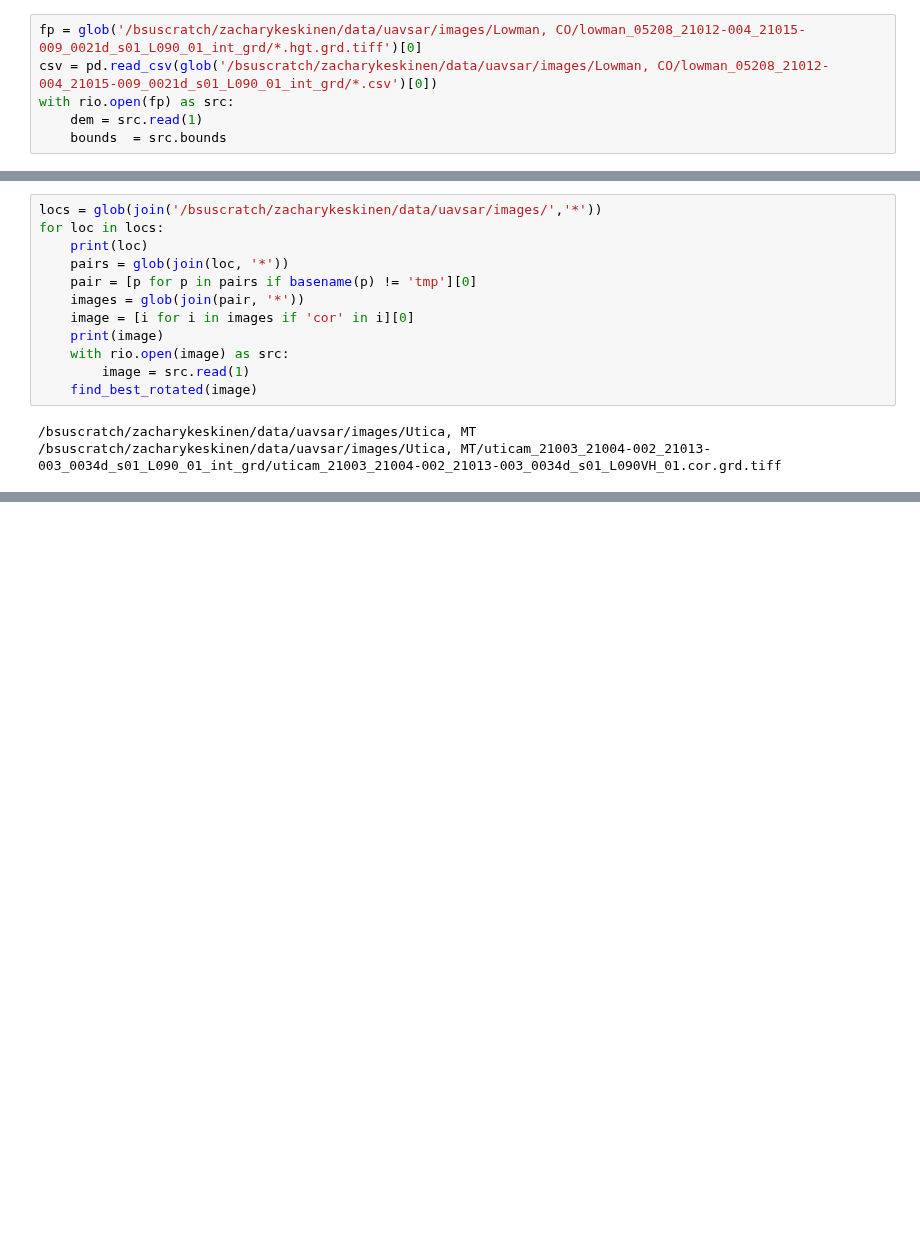
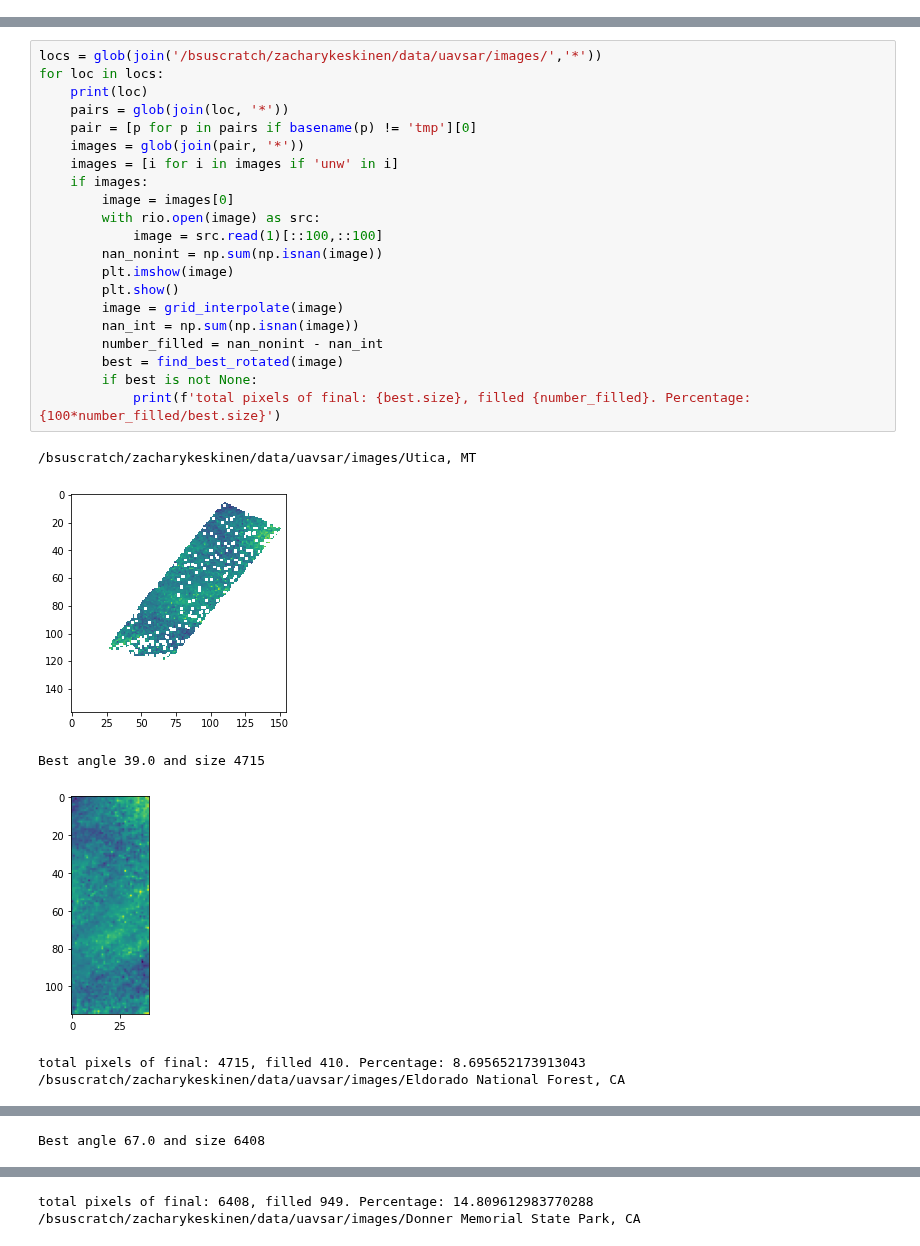
Before and after one commit to ZachHoppinen/uavsar, a Jupyter notebook: src/play/fft2.ipynb, the cells around one changed output, grey strips where cells are left out. Saved outputs shown, nothing was run; the diff lists cells and outputs as text; blank space fills up the shorter version.

```diff
--- a/src/play/fft2.ipynb
+++ b/src/play/fft2.ipynb
@@ -37,6 +220,0 @@ plt.colorbar()
-# %%
-fp = glob('/bsuscratch/zacharykeskinen/data/uavsar/images/Lowman, CO/lowman_05208_21012-004_21015-009_0021d_s01_L090_01_int_grd/*.hgt.grd.tiff')[0]
-csv = pd.read_csv(glob('/bsuscratch/zacharykeskinen/data/uavsar/images/Lowman, CO/lowman_05208_21012-004_21015-009_0021d_s01_L090_01_int_grd/*.csv')[0])
-with rio.open(fp) as src:
-    dem = src.read(1)
-    bounds  = src.bounds
@@ -282,15 +224,28 @@ def find_best_rotated(image):
 # %%
 locs = glob(join('/bsuscratch/zacharykeskinen/data/uavsar/images/','*'))
 for loc in locs:
     print(loc)
     pairs = glob(join(loc, '*'))
     pair = [p for p in pairs if basename(p) != 'tmp'][0]
     images = glob(join(pair, '*'))
-    image = [i for i in images if 'cor' in i][0]
-    print(image)
-    with rio.open(image) as src:
-        image = src.read(1)
-    find_best_rotated(image)
+    images = [i for i in images if 'unw' in i]
+    if images:
+        image = images[0]
+        with rio.open(image) as src:
+            image = src.read(1)[::100,::100]
+        nan_nonint = np.sum(np.isnan(image))
+        plt.imshow(image)
+        plt.show()
+        image = grid_interpolate(image)
+        nan_int = np.sum(np.isnan(image))
+        number_filled = nan_nonint - nan_int
+        best = find_best_rotated(image)
+        if best is not None:
+            print(f'total pixels of final: {best.size}, filled {number_filled}. Percentage: {100*number_filled/best.size}')
 # %% [output]
 /bsuscratch/zacharykeskinen/data/uavsar/images/Utica, MT
-/bsuscratch/zacharykeskinen/data/uavsar/images/Utica, MT/uticam_21003_21004-002_21013-003_0034d_s01_L090_01_int_grd/uticam_21003_21004-002_21013-003_0034d_s01_L090VH_01.cor.grd.tiff
+[figure, added]
+Best angle 39.0 and size 4715
+[figure, added]
+total pixels of final: 4715, filled 410. Percentage: 8.695652173913043
+/bsuscratch/zacharykeskinen/data/uavsar/images/Eldorado National Forest, CA
@@ -296,0 +253 @@ for loc in locs:
+Best angle 67.0 and size 6408
@@ -296,0 +255,2 @@ for loc in locs:
+total pixels of final: 6408, filled 949. Percentage: 14.809612983770288
+/bsuscratch/zacharykeskinen/data/uavsar/images/Donner Memorial State Park, CA
```
Also changed, not shown: parts of 19 cells of this notebook, 2 other files.
